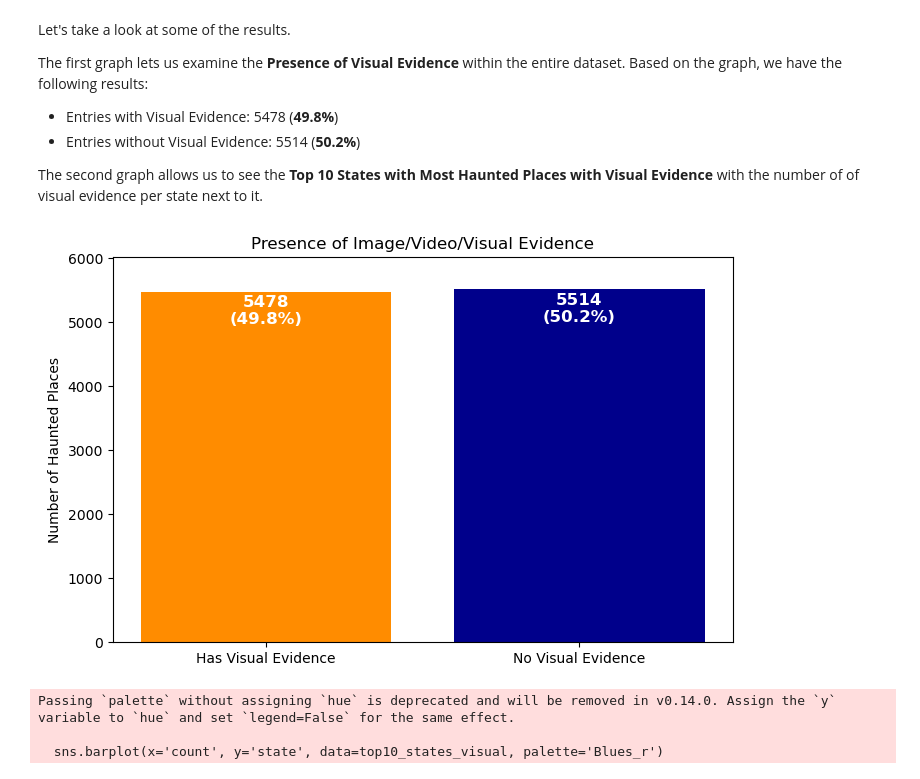
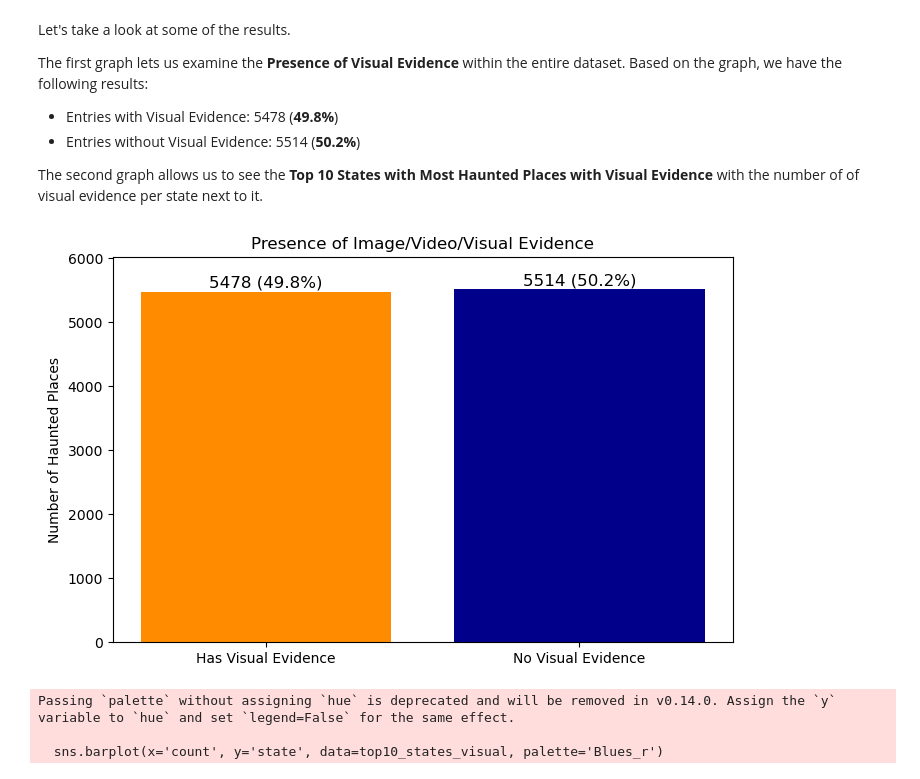
Before and after one commit to maggie-changg/dsci550-assignment1, a Jupyter notebook: source code/Task 4b.ipynb, the cells around one changed output. Saved outputs shown, nothing was run; the diff lists cells and outputs as text; code cells hidden in the pictures.

Commit message:
Changes made to description and visualization for 4e, f, g

```diff
--- a/source code/Task 4b.ipynb
+++ b/source code/Task 4b.ipynb
@@ -29,29 +31,31 @@ The second graph allows us to see the **Top 10 States with Most Haunted Places w
 # %%
 # Count occurrences of True and False
 visual_counts = haunted_places['Image/Video/Visual Evidence'].value_counts()
 total_entries = len(haunted_places)
 
 # Reverse order to show "Has Visual Evidence" first
 visual_counts = visual_counts[::-1]
 
 # Create figure and plot
 plt.figure(figsize=(8, 5))
 bars = plt.bar(['Has Visual Evidence', 'No Visual Evidence'], visual_counts, color=['darkorange', 'darkblue'])
 
 # Add text (count + percentage) on top of each bar
 for bar, count in zip(bars, visual_counts):
     percentage = (count / total_entries) * 100
-    plt.text(bar.get_x() + bar.get_width() / 2, bar.get_height() - 50,
-             f'{count}\n({percentage:.1f}%)',
-             ha='center', va='top', fontsize=12, color='white', weight='bold')
+    plt.text(bar.get_x() + bar.get_width() / 2, bar.get_height() + 20,  # Adjust the +20 for spacing
+             f'{count} ({percentage:.1f}%)',
+             ha='center', va='bottom', fontsize=12, color='black')  # va='bottom' places text above
+
+
 
 # Labels and title
 plt.ylabel('Number of Haunted Places')
 plt.title('Presence of Image/Video/Visual Evidence')
 plt.ylim(0, max(visual_counts) + 500)
 plt.show()
 # %% [output]
-[figure, old version]
+[figure, new version]
 # %%
 # Filter to just places with visual evidence
 visual_df = haunted_places[haunted_places['Image/Video/Visual Evidence'] == True]
```
Also changed, not shown: parts of 1 cell of this notebook, 6 other files.
